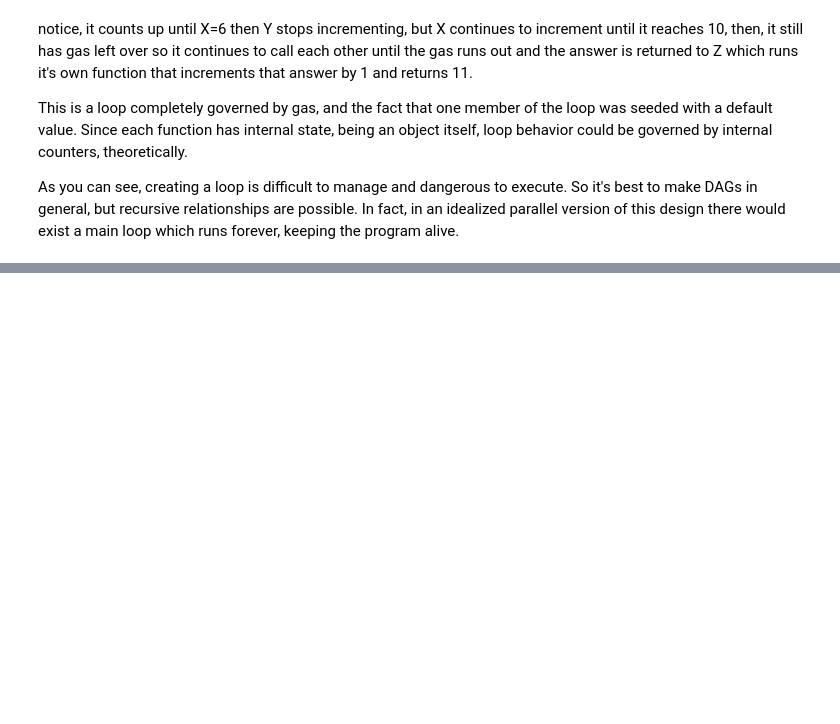
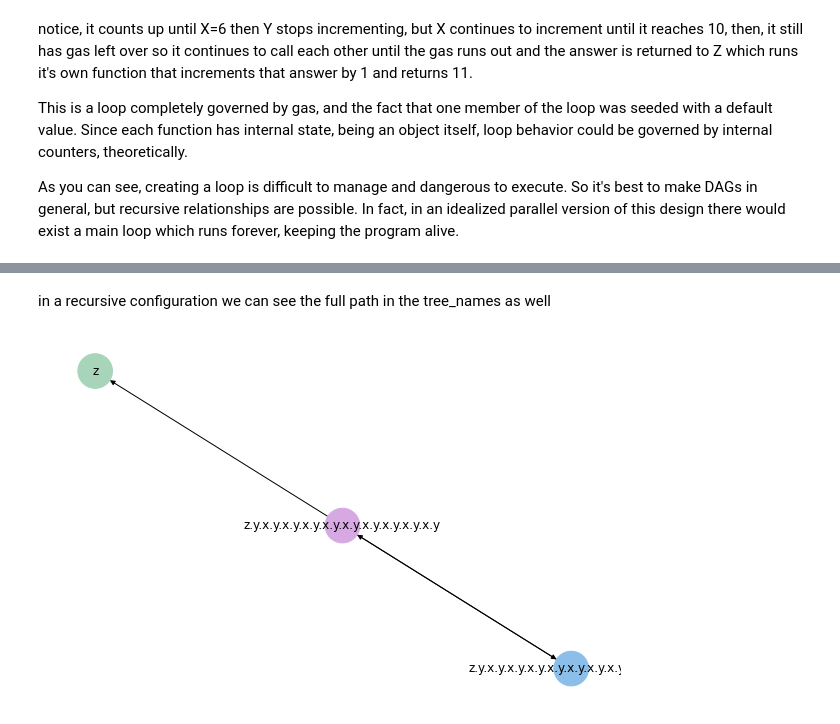
Before and after one commit to lastmeta/factum, a Jupyter notebook: notebooks/dev.ipynb, the cells around one changed output, grey strips where cells are left out. Cells and saved outputs as stored; diff of their text form; code cells hidden in the pictures; blank space fills up the shorter version.

```diff
--- a/notebooks/dev.ipynb
+++ b/notebooks/dev.ipynb
@@ -767,0 +302,2 @@ e.run(condition="self.kind == 'Viz'")
+# %%
+extract = Fact(dag.basic_2.detail_1.extract)
@@ -767,0 +306,2 @@ e.run(condition="self.kind == 'Viz'")
+# %%
+transform = Fact(dag.basic_2.detail_1.transform, inputs={'e': extract})
@@ -767,0 +319,2 @@ e.run(condition="self.kind == 'Viz'")
+# %%
+transform.run()
@@ -816,0 +405,6 @@ z.run(20)
+# %% [markdown]
+in a recursive configuration we can see the full path in the tree_names as well
+# %%
+z.visualize(name_kind='tree_name', quick=True)
+# %% [output]
+[figure, added]
```
Also changed, not shown: parts of 55 cells of this notebook, 2 other files.
